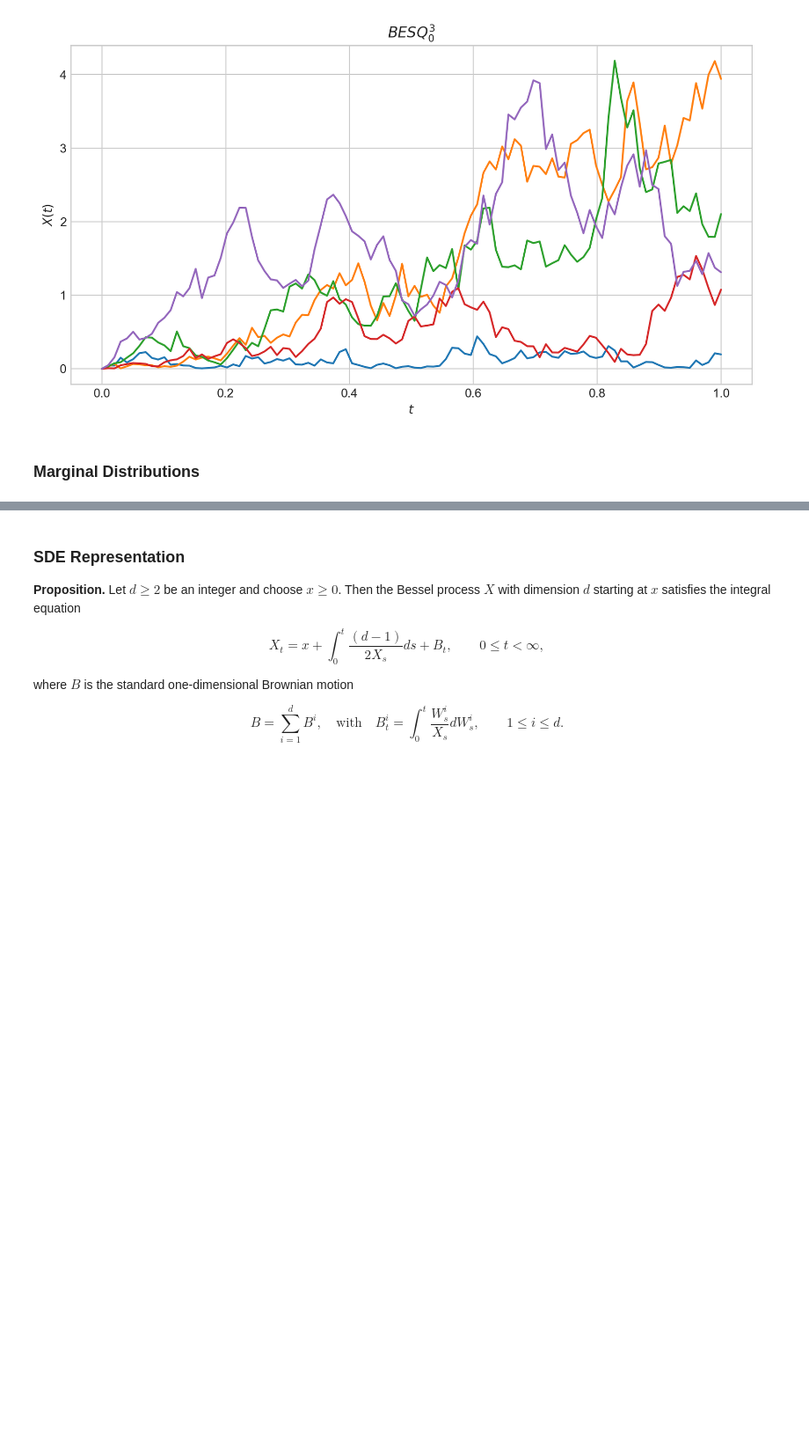
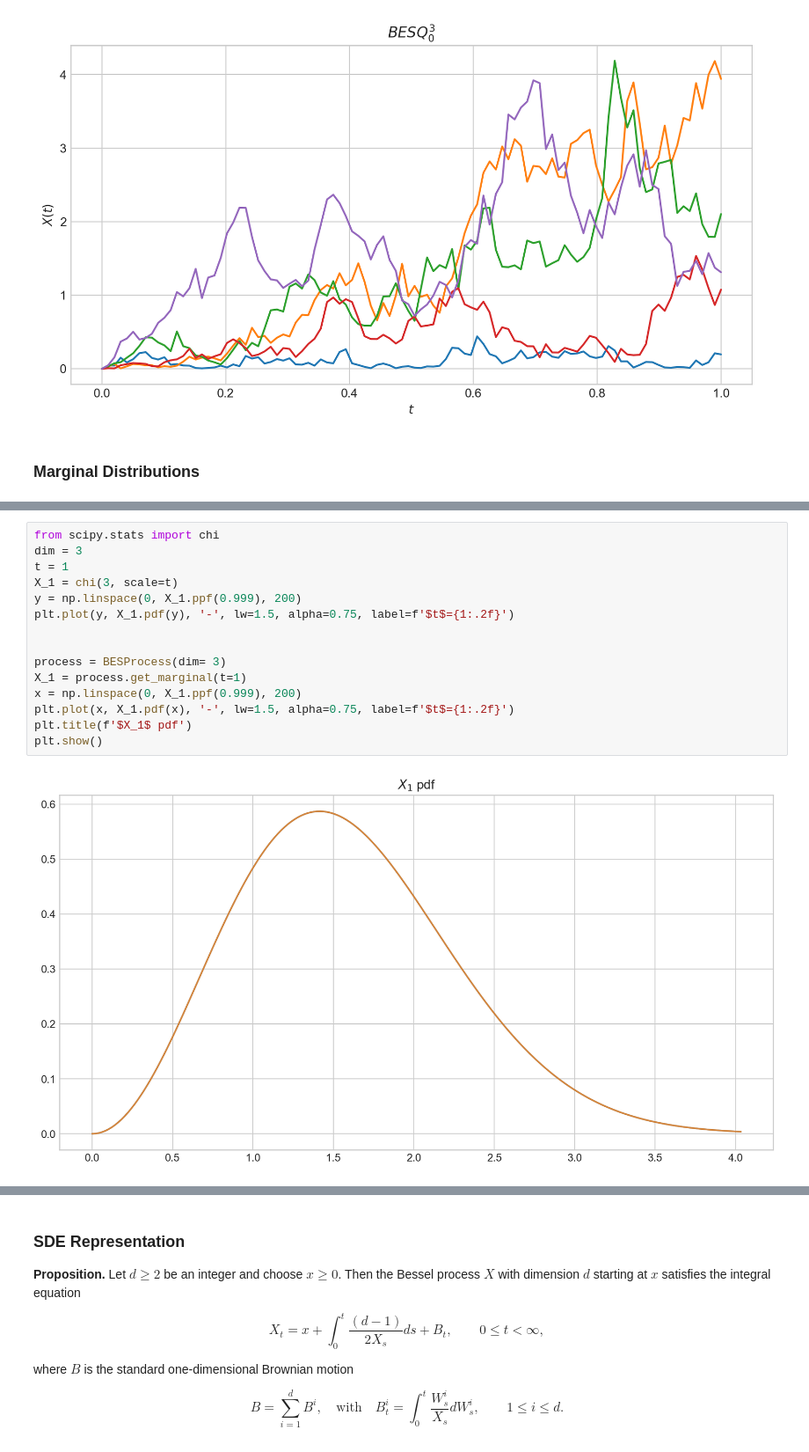
Before and after one commit to quantgirluk/Understanding-Quantitative-Finance, a Jupyter notebook: UQF/bessel_processes.ipynb, the cells around one changed output, grey strips where cells are left out. Shown at 88% size. Drawn from its saved outputs; the diff is of its cells as text; blank space fills up the shorter version.

```diff
--- a/UQF/bessel_processes.ipynb
+++ b/UQF/bessel_processes.ipynb
@@ -135,0 +181,17 @@ i.e.;  $X_t = X_t|X_0=0$, is a scaled [Chi](https://en.wikipedia.org/wiki/Chi_di
+# %%
+from scipy.stats import chi
+dim = 3
+t = 1
+X_1 = chi(3, scale=t)
+y = np.linspace(0, X_1.ppf(0.999), 200)
+plt.plot(y, X_1.pdf(y), '-', lw=1.5, alpha=0.75, label=f'$t$={1:.2f}')
+
+
+process = BESProcess(dim= 3)
+X_1 = process.get_marginal(t=1)
+x = np.linspace(0, X_1.ppf(0.999), 200)
+plt.plot(x, X_1.pdf(x), '-', lw=1.5, alpha=0.75, label=f'$t$={1:.2f}')
+plt.title(f'$X_1$ pdf')
+plt.show()
+# %% [output]
+[figure, added]
```
Also changed, not shown: parts of 13 cells of this notebook.
